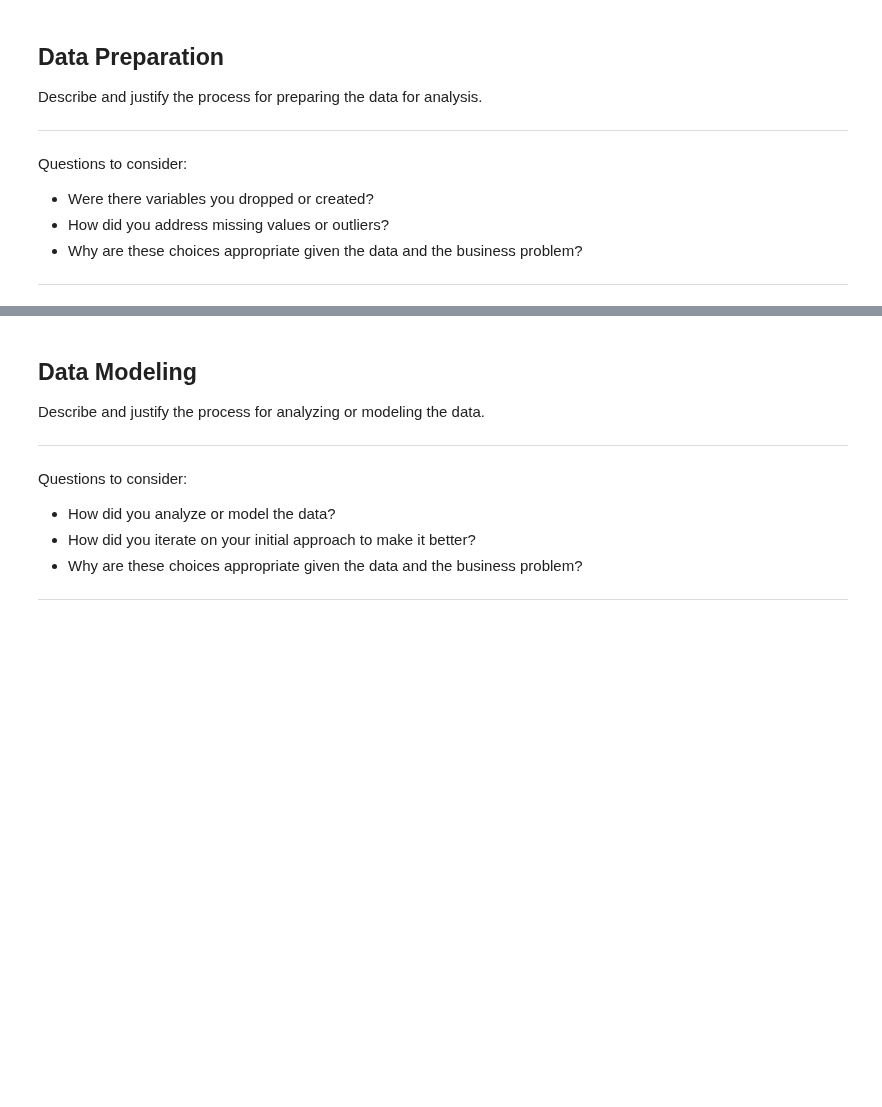
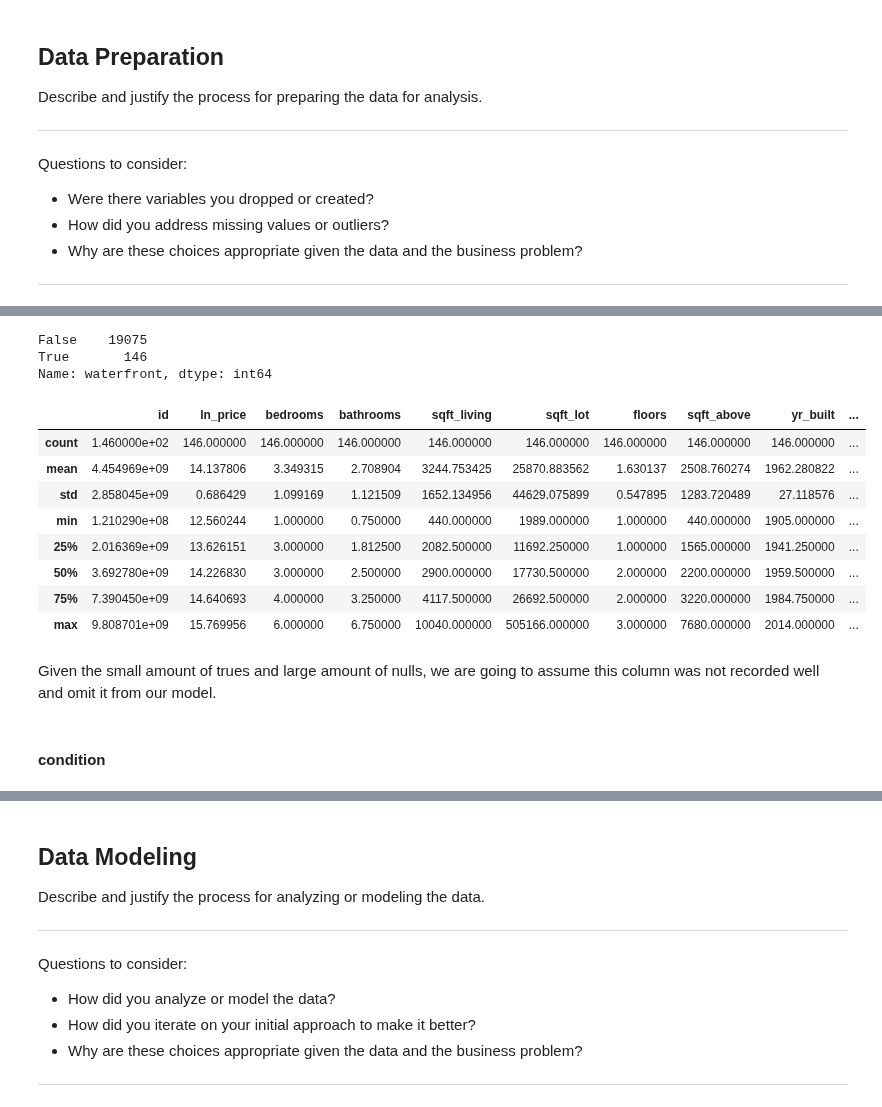
Before and after one commit to dermothethird/King_County_Housing_Project, a Jupyter notebook: Dermot_JNotebook.ipynb, the cells around one changed output, grey strips where cells are left out. Saved outputs shown, nothing was run; the diff lists cells and outputs as text; code cells hidden in the pictures; blank space fills up the shorter version.

```diff
--- a/Dermot_JNotebook.ipynb
+++ b/Dermot_JNotebook.ipynb
@@ -46,6 +46,7 @@ from sklearn.preprocessing import StandardScaler, OneHotEncoder
 # %%
 # Import the data
 df = pd.read_csv('./data/kc_house_data.csv')
+final_df = pd.read_csv('./data/ln_price_dataframe')
 # %% [markdown]
 ### Column Names and Descriptions for King County Data Set
 * `id` - Unique identifier for a house
@@ -191,0 +239,23 @@ Questions to consider:
+# %%
+# Change YES/NO values to True/False
+final_df['waterfront'].replace({'YES': True, 'NO': False, NaN}, inplace=True)
+# %% [output]
+False    19075
+True       146
+Name: waterfront, dtype: int64
+# %%
+final_df.loc[final_df['waterfront'] == True].describe()
+# %% [output]
+|  | id | ln_price | bedrooms | bathrooms | sqft_living | sqft_lot | floors | sqft_above | yr_built | ... |
+| count | 1.460000e+02 | 146.000000 | 146.000000 | 146.000000 | 146.000000 | 146.000000 | 146.000000 | 146.000000 | 146.000000 | ... |
+| mean | 4.454969e+09 | 14.137806 | 3.349315 | 2.708904 | 3244.753425 | 25870.883562 | 1.630137 | 2508.760274 | 1962.280822 | ... |
+| std | 2.858045e+09 | 0.686429 | 1.099169 | 1.121509 | 1652.134956 | 44629.075899 | 0.547895 | 1283.720489 | 27.118576 | ... |
+| min | 1.210290e+08 | 12.560244 | 1.000000 | 0.750000 | 440.000000 | 1989.000000 | 1.000000 | 440.000000 | 1905.000000 | ... |
+| 25% | 2.016369e+09 | 13.626151 | 3.000000 | 1.812500 | 2082.500000 | 11692.250000 | 1.000000 | 1565.000000 | 1941.250000 | ... |
+| 50% | 3.692780e+09 | 14.226830 | 3.000000 | 2.500000 | 2900.000000 | 17730.500000 | 2.000000 | 2200.000000 | 1959.500000 | ... |
+| 75% | 7.390450e+09 | 14.640693 | 4.000000 | 3.250000 | 4117.500000 | 26692.500000 | 2.000000 | 3220.000000 | 1984.750000 | ... |
+| max | 9.808701e+09 | 15.769956 | 6.000000 | 6.750000 | 10040.000000 | 505166.000000 | 3.000000 | 7680.000000 | 2014.000000 | ... |
+# %% [markdown]
+Given the small amount of trues and large amount of nulls, we are going to assume this column was not recorded well and omit it from our model.
+# %% [markdown]
+#### condition
```
Also changed, not shown: parts of 24 cells of this notebook.
